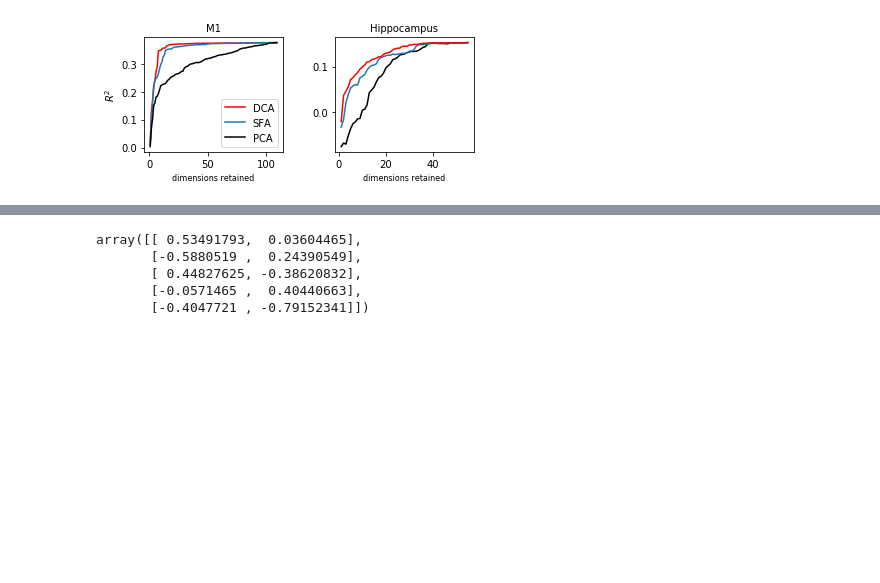
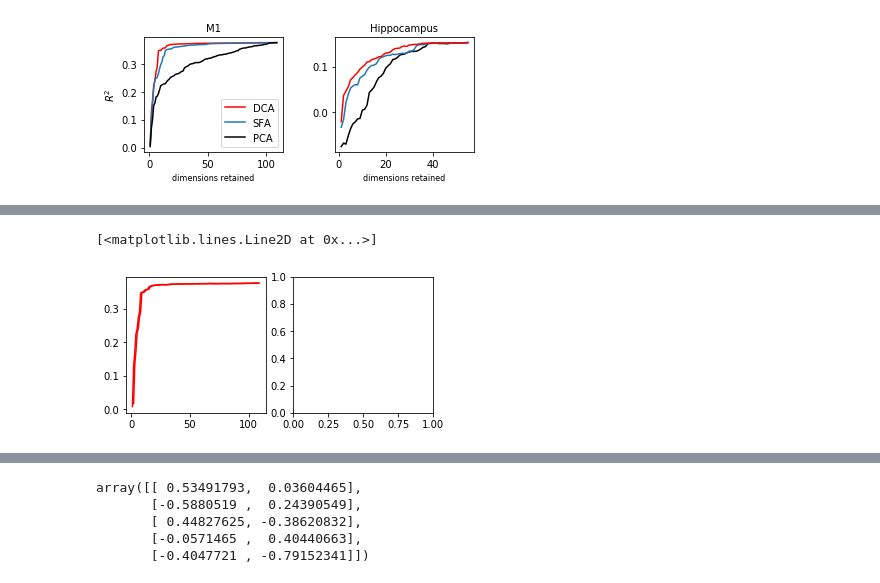
Before and after one commit to BouchardLab/DynamicalComponentsAnalysis, a Jupyter notebook: notebooks/neural_data_dim_scan.ipynb, the cells around one changed output, grey strips where cells are left out. Saved outputs shown, nothing was run; the diff lists cells and outputs as text; code cells hidden in the pictures; blank space fills up the shorter version.

```diff
--- a/notebooks/neural_data_dim_scan.ipynb
+++ b/notebooks/neural_data_dim_scan.ipynb
@@ -123,0 +250,9 @@ from scipy.stats import special_ortho_group as sog
+# %%
+f, axes = plt.subplots(1, 2, figsize=(5.5, 2.5))
+
+ax = axes[0]
+ax.plot(np.arange(1, M1_results2.shape[1]+1), M1_results2.mean(axis=0), c='red')
+ax.plot(np.arange(2, M1_results2.shape[1]), null_M1_results.mean(axis=(0, 2)), c='red')
+# %% [output]
+[<matplotlib.lines.Line2D at 0x...>]
+[figure, added]
```
Also changed, not shown: parts of 14 cells of this notebook, 5 other files.
